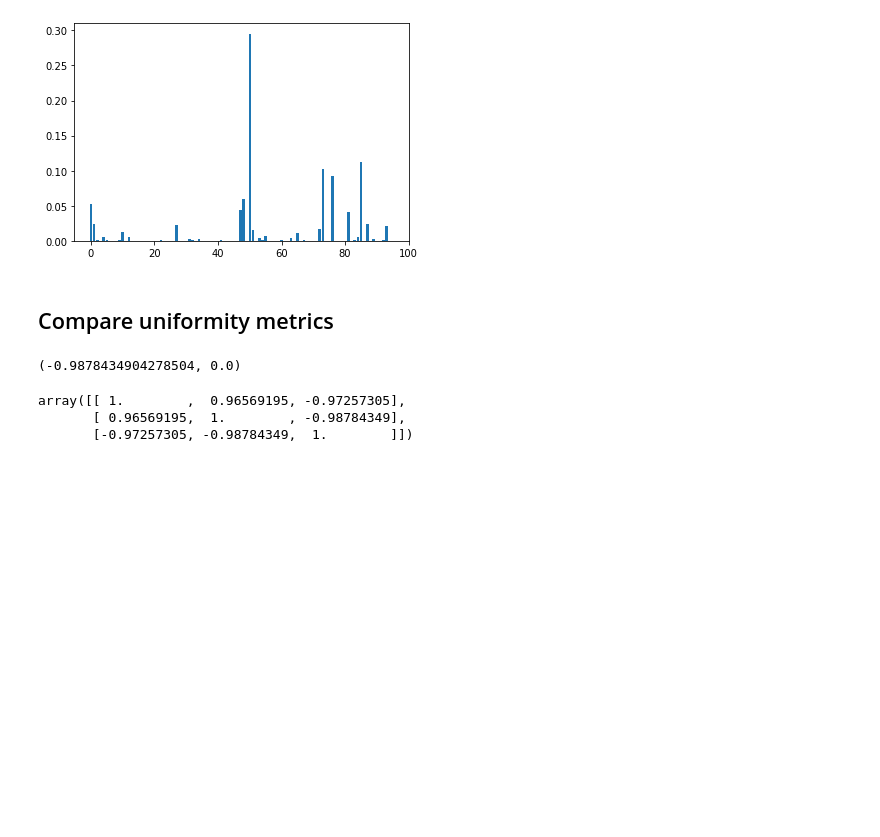
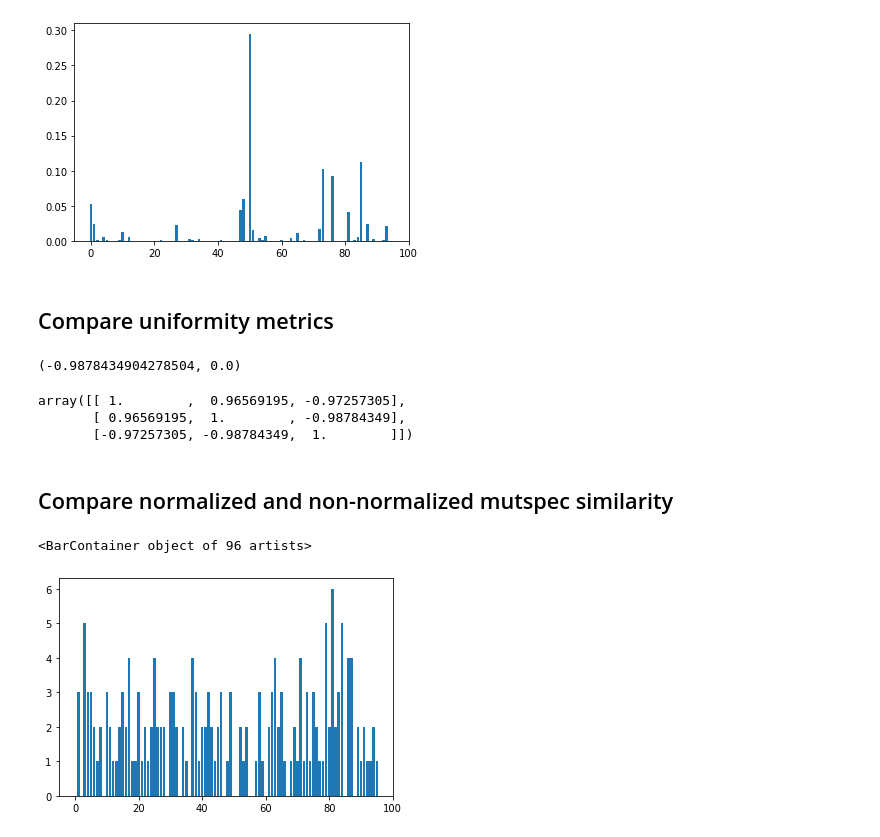
Before and after one commit to mitoclub/PyMutSpec, a Jupyter notebook: notebooks/stuff.ipynb, the cells around one changed output. Cells and saved outputs as stored; diff of their text form; code cells hidden in the pictures; blank space fills up the shorter version.

Commit message:
experiment about normed mutspec sim

```diff
--- a/notebooks/stuff.ipynb
+++ b/notebooks/stuff.ipynb
@@ -100,3 +100,5 @@ np.corrcoef([entr, cossim, custom])
 array([[ 1.        ,  0.96569195, -0.97257305],
        [ 0.96569195,  1.        , -0.98784349],
        [-0.97257305, -0.98784349,  1.        ]])
+# %% [markdown]
+## Compare normalized and non-normalized mutspec similarity
@@ -102,0 +149,5 @@ array([[ 1.        ,  0.96569195, -0.97257305],
+# %%
+plt.bar(np.arange(d), np.random.binomial(100, .02, d))
+# %% [output]
+<BarContainer object of 96 artists>
+[figure, added]
```
Also changed, not shown: parts of 3 cells of this notebook.
